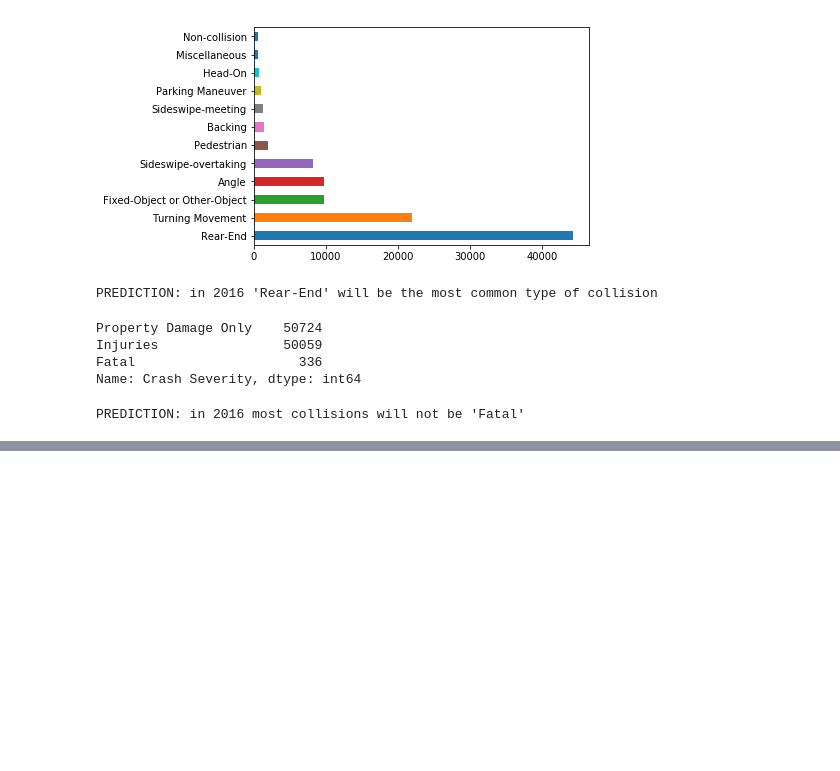
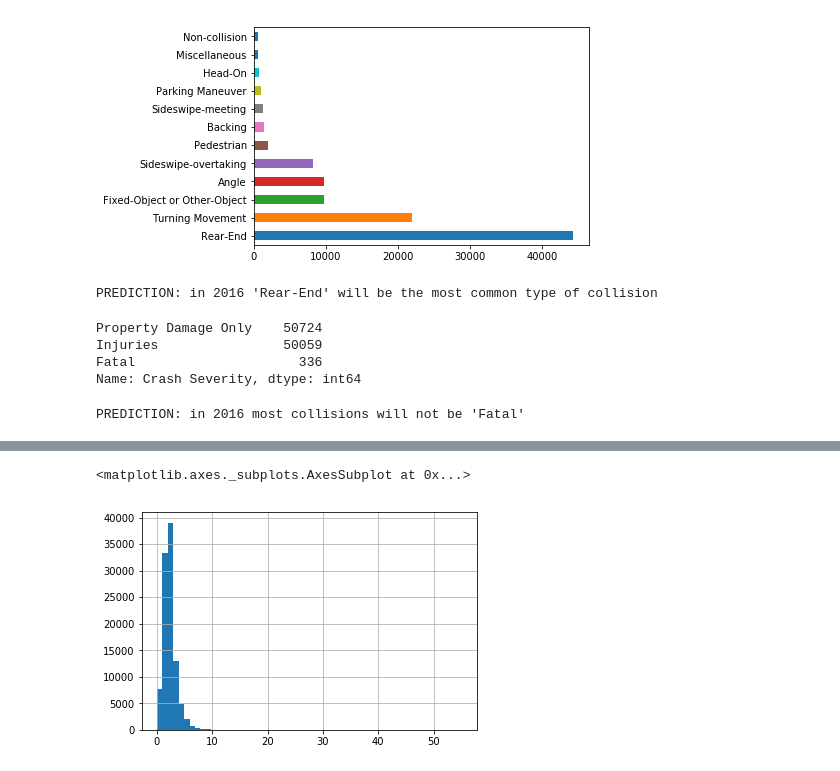
Before and after one commit to BruceIrvin/PDSG_Crash_Purple, a Jupyter notebook: bi_crash_1.ipynb, the cells around one changed output, grey strips where cells are left out. Drawn from its saved outputs; the diff is of its cells as text; code cells hidden in the pictures; blank space fills up the shorter version.

```diff
--- a/bi_crash_1.ipynb
+++ b/bi_crash_1.ipynb
@@ -183,0 +235,3 @@ PREDICTION: in 2016 most collisions will not be 'Fatal'
+# %%
+series = crashes['Total Count of Un-Injured Persons']
+series.describe()
@@ -183,0 +248,5 @@ PREDICTION: in 2016 most collisions will not be 'Fatal'
+# %%
+series.hist(bins=round(series.max()+1).astype(int))
+# %% [output]
+<matplotlib.axes._subplots.AxesSubplot at 0x...>
+[figure, added]
```
Also changed, not shown: parts of 10 cells of this notebook.
